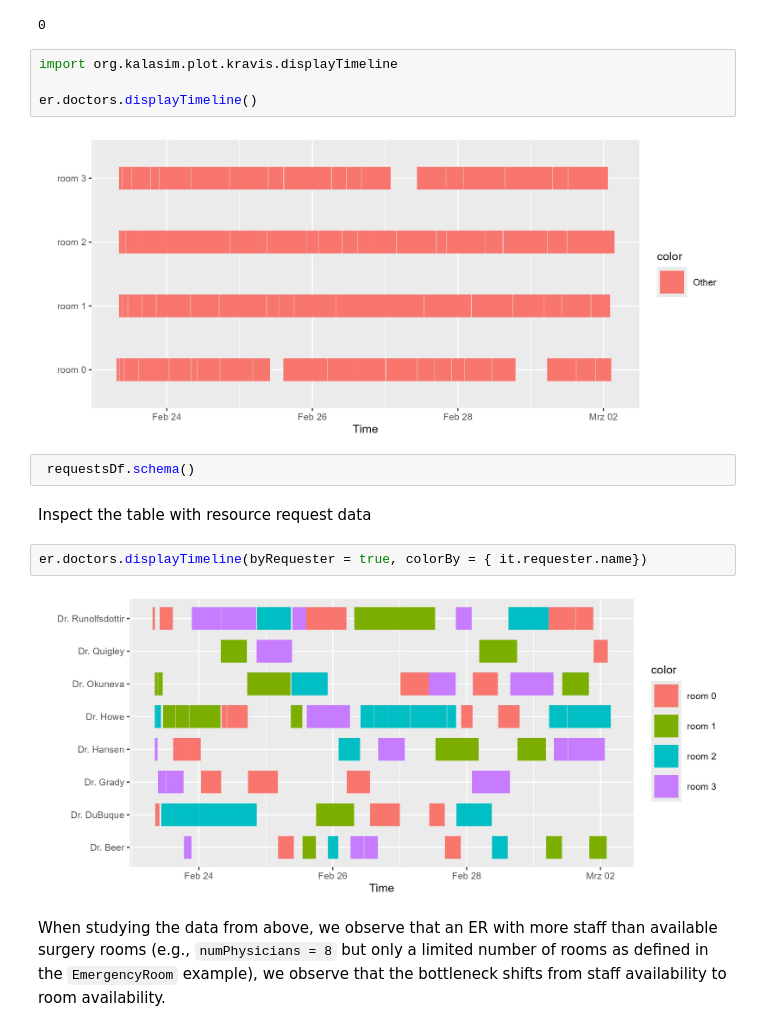
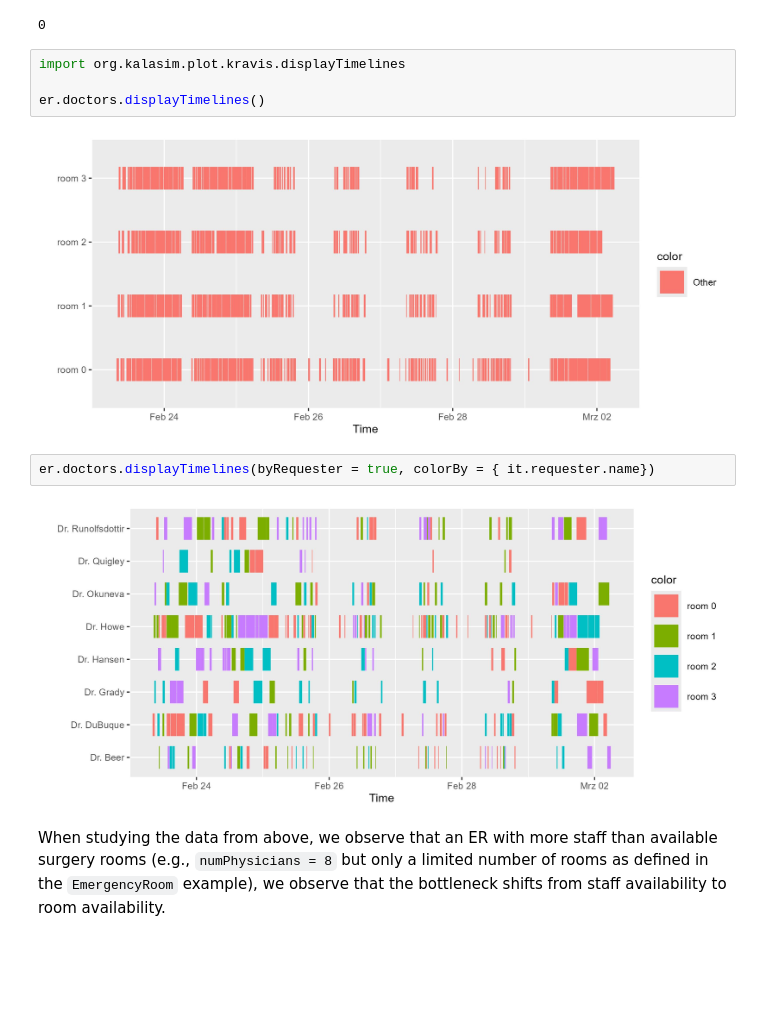
Before and after one commit to holgerbrandl/kalasim, a Jupyter notebook: docs/userguide/docs/examples/emergency_room.ipynb, the cells around one changed output. Cells and saved outputs as stored; diff of their text form; blank space fills up the shorter version.

Commit message:
remove `KravisVis.kt` from `notebook` module, migrate essential visualization functions to `kravis` module, update tests and examples accordingly

```diff
--- a/docs/userguide/docs/examples/emergency_room.ipynb
+++ b/docs/userguide/docs/examples/emergency_room.ipynb
@@ -149,18 +149,14 @@ rae.size
 # %% [output]
 0
 # %%
-import org.kalasim.plot.kravis.displayTimeline
+import org.kalasim.plot.kravis.displayTimelines
 
-er.doctors.displayTimeline()
+er.doctors.displayTimelines()
 # %% [output]
-[figure, old version]
+[figure, new version]
-# %%
- requestsDf.schema()
-# %% [markdown]
-Inspect the table with resource request data
 # %%
-er.doctors.displayTimeline(byRequester = true, colorBy = { it.requester.name})
+er.doctors.displayTimelines(byRequester = true, colorBy = { it.requester.name})
 # %% [output]
-[figure, old version]
+[figure, new version]
 # %% [markdown]
 When studying the data from above, we observe that  an ER with more staff than available surgery rooms (e.g., `numPhysicians = 8` but only a limited number of rooms as defined in the `EmergencyRoom` example), we observe that the bottleneck shifts from staff availability to room availability.
```
Also changed, not shown: parts of 6 cells of this notebook, 9 other files.
